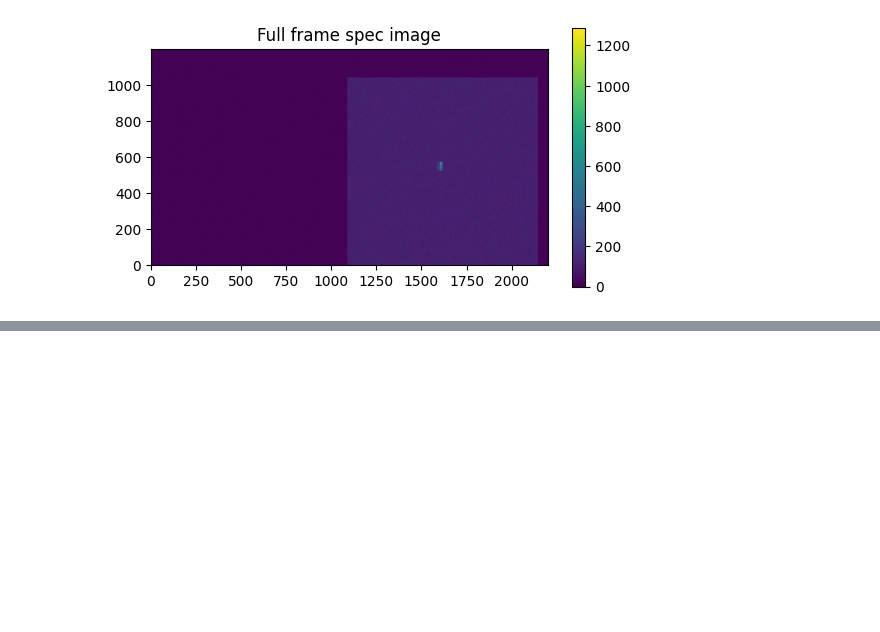
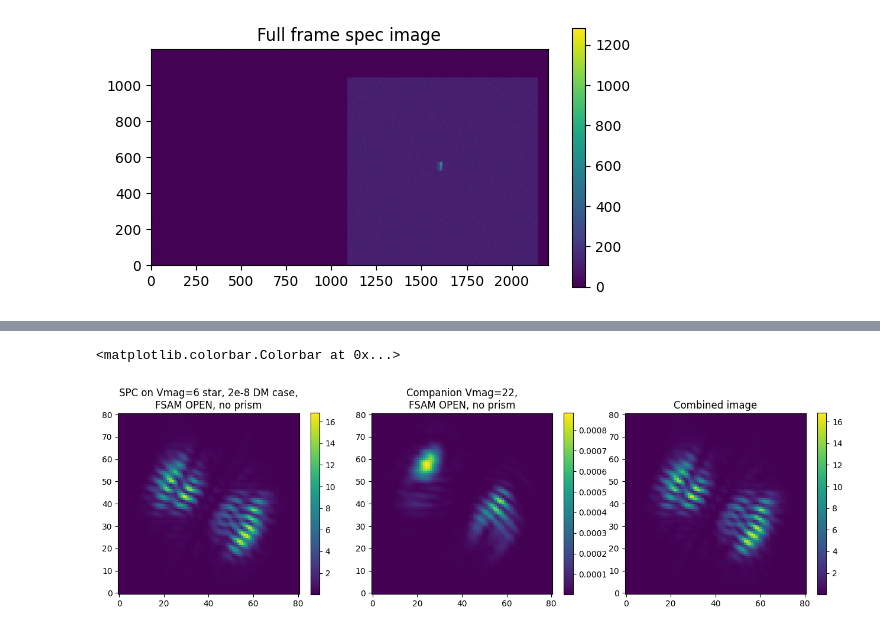
Before and after one commit to roman-corgi/corgisim, a Jupyter notebook: examples/spec_slit_prism_demo.ipynb, the cells around one changed output, grey strips where cells are left out. Saved outputs shown, nothing was run; the diff lists cells and outputs as text; code cells hidden in the pictures; blank space fills up the shorter version.

```diff
--- a/examples/spec_slit_prism_demo.ipynb
+++ b/examples/spec_slit_prism_demo.ipynb
@@ -428,0 +567,23 @@ co = plt.colorbar(shrink=0.7)
+# %%
+fig = plt.figure(figsize=(16,8))
+plt.subplots_adjust(wspace=0.12)
+xcrop = 20
+ycrop = 20
+
+plt.subplot(131)
+plt.imshow(image_star_noslit_noprism[ycrop:-ycrop,xcrop:-xcrop], origin='lower')
+plt.title(f'SPC on Vmag={Vmag} star, {cases[0]} DM case,\nFSAM OPEN, no prism')
+plt.colorbar(shrink=0.5)
+
+plt.subplot(132)
+plt.imshow(image_comp_noslit_noprism[ycrop:-ycrop,xcrop:-xcrop], origin='lower')
+plt.title(f'Companion Vmag={mag_companion[0]},\nFSAM OPEN, no prism')
+plt.colorbar(shrink=0.5)
+
+plt.subplot(133)
+plt.imshow(combined_image_noslit_noprism[ycrop:-ycrop,xcrop:-xcrop], origin='lower')
+plt.title('Combined image')
+plt.colorbar(shrink=0.5)
+# %% [output]
+<matplotlib.colorbar.Colorbar at 0x...>
+[figure, added]
```
Also changed, not shown: parts of 23 cells of this notebook.
